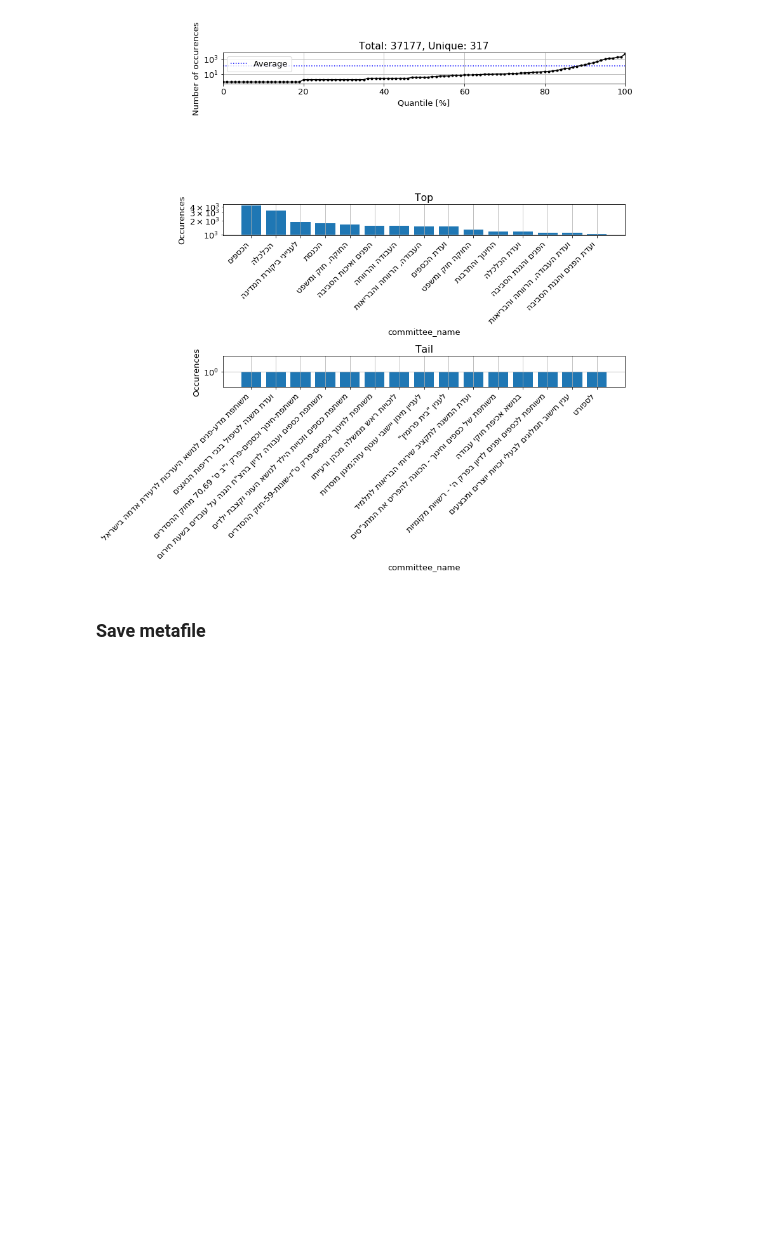
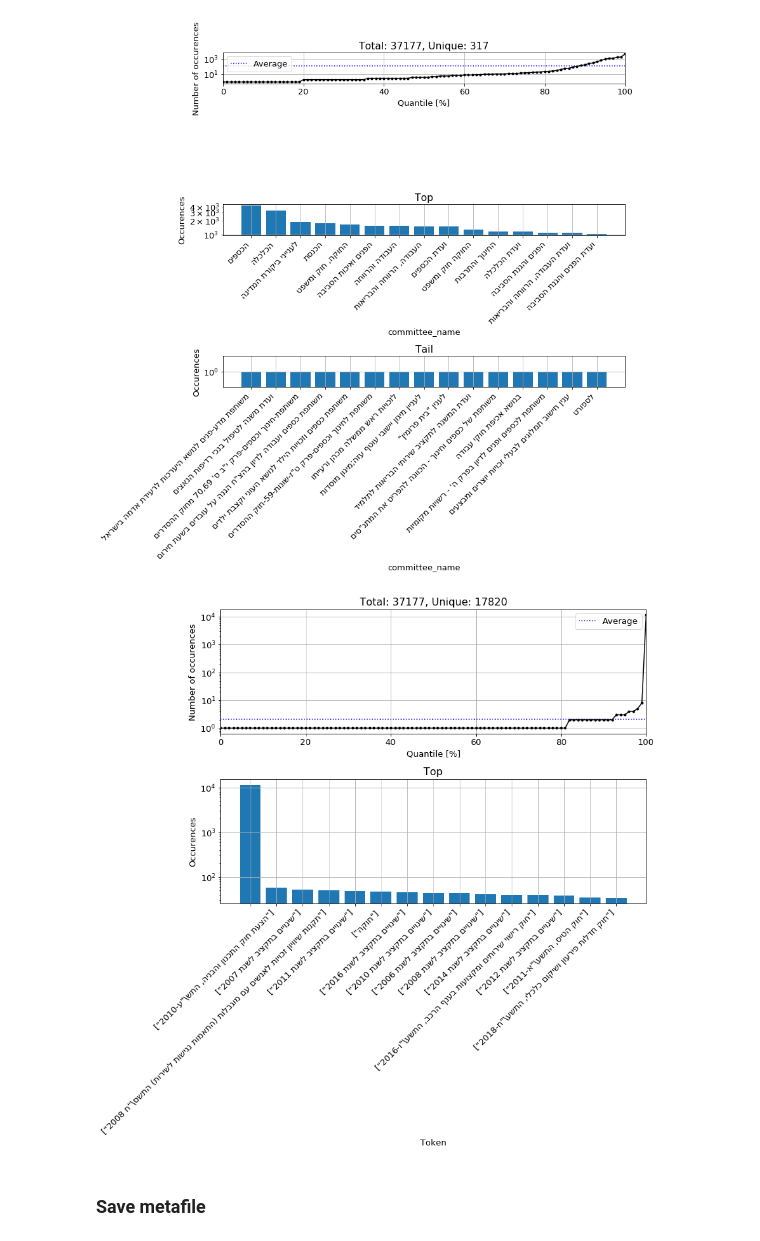
Before and after one commit to ruelian/KnessetClassifier, a Jupyter notebook: DataExploration.ipynb, the cells around one changed output. Cells and saved outputs as stored; diff of their text form; code cells hidden in the pictures; blank space fills up the shorter version.

```diff
--- a/DataExploration.ipynb
+++ b/DataExploration.ipynb
@@ -161,6 +165,10 @@ in singular transformations; automatically expanding.
 bottom=1.0, top=1.0
   'bottom=%s, top=%s') % (bottom, top))
 [figure]
+# %%
+null = Parser.show_freqs(meta.topics, show_tail=0)
+# %% [output]
+[figure, added]
 # %% [markdown]
 ### Save metafile
 # %%
```
Also changed, not shown: parts of 1 cell of this notebook, 2 other files.
